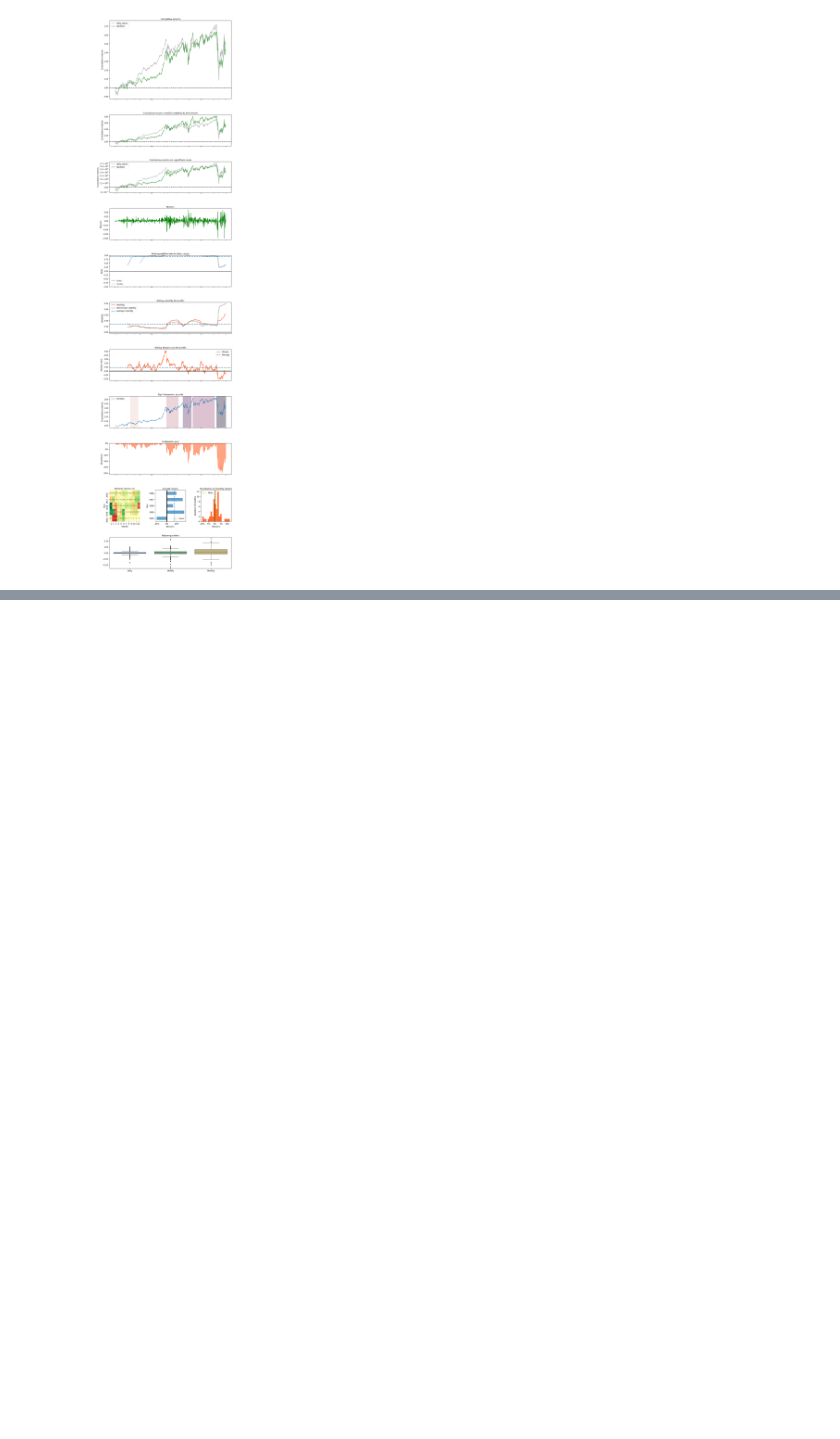
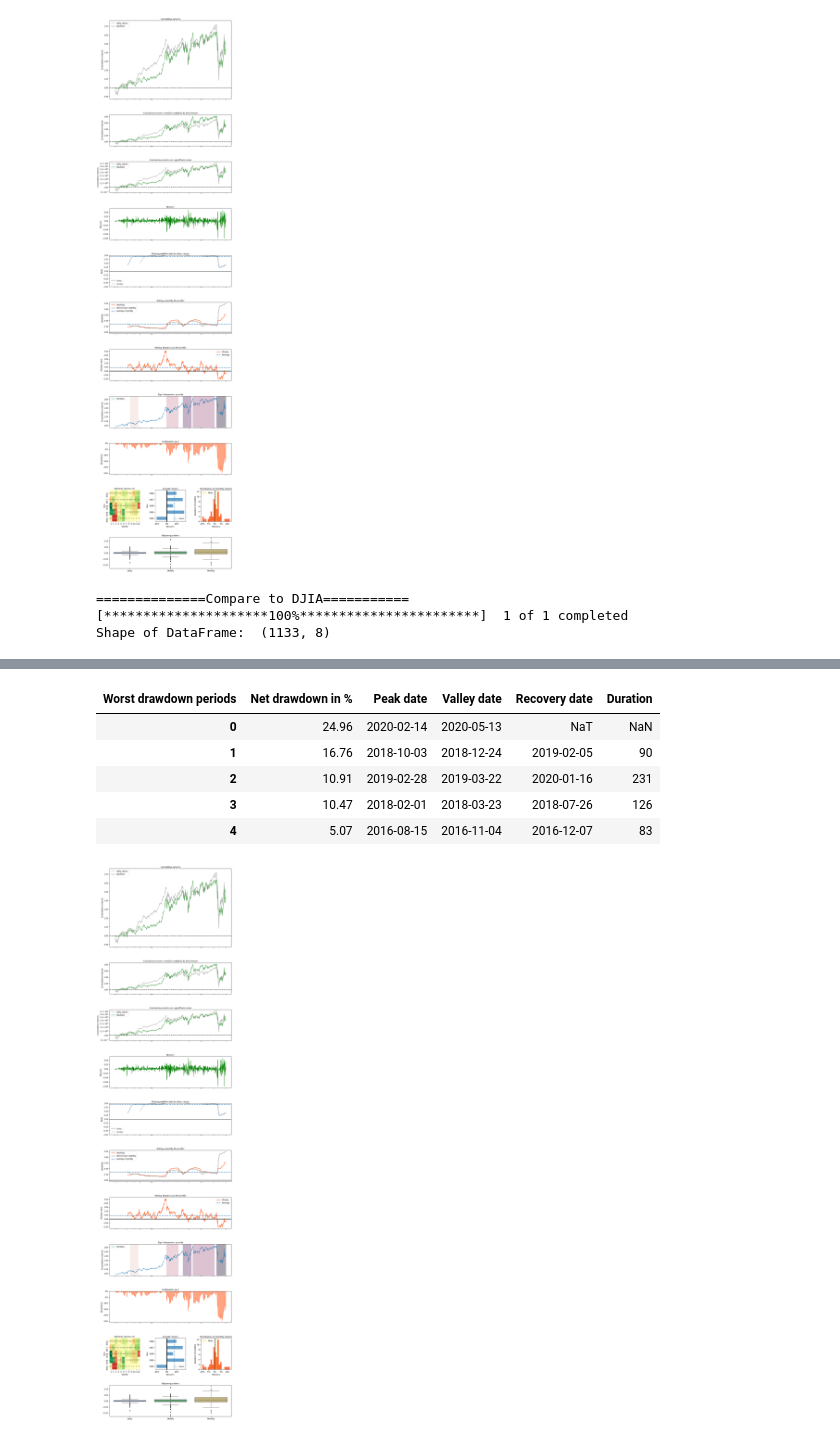
Before and after one commit to hhf1357924680/RL-FIN, a Jupyter notebook: FinRL_ensemble_stock_trading_ICAIF_2020.ipynb, the cells around one changed output, grey strips where cells are left out. Cells and saved outputs as stored; diff of their text form; code cells hidden in the pictures; blank space fills up the shorter version.

```diff
--- a/FinRL_ensemble_stock_trading_ICAIF_2020.ipynb
+++ b/FinRL_ensemble_stock_trading_ICAIF_2020.ipynb
@@ -512,3 +524,17 @@ Shape of DataFrame:  (1133, 8)
 | 3 | 10.47 | 2018-02-01 | 2018-03-23 | 2018-07-26 | 126 |
 | 4 | 5.07 | 2016-08-15 | 2016-11-04 | 2016-12-07 | 83 |
 [figure]
+# %%
+print("==============Compare to DJIA===========")
+%matplotlib inline
+# S&P 500: ^GSPC
+# Dow Jones Index: ^DJI
+# NASDAQ 100: ^NDX
+backtest_plot(df_account_value,
+             baseline_ticker = '^DJI',
+             baseline_start = df_account_value.loc[0,'date'],
+             baseline_end = df_account_value.loc[len(df_account_value)-1,'date'])
+# %% [output]
+==============Compare to DJIA===========
+[*********************100%***********************]  1 of 1 completed
+Shape of DataFrame:  (1133, 8)
@@ -514,0 +560,7 @@ Shape of DataFrame:  (1133, 8)
+| Worst drawdown periods | Net drawdown in % | Peak date | Valley date | Recovery date | Duration |
+| 0 | 24.96 | 2020-02-14 | 2020-05-13 | NaT | NaN |
+| 1 | 16.76 | 2018-10-03 | 2018-12-24 | 2019-02-05 | 90 |
+| 2 | 10.91 | 2019-02-28 | 2019-03-22 | 2020-01-16 | 231 |
+| 3 | 10.47 | 2018-02-01 | 2018-03-23 | 2018-07-26 | 126 |
+| 4 | 5.07 | 2016-08-15 | 2016-11-04 | 2016-12-07 | 83 |
+[figure, added]
```
Also changed, not shown: parts of 10 cells of this notebook, 50 other files.
